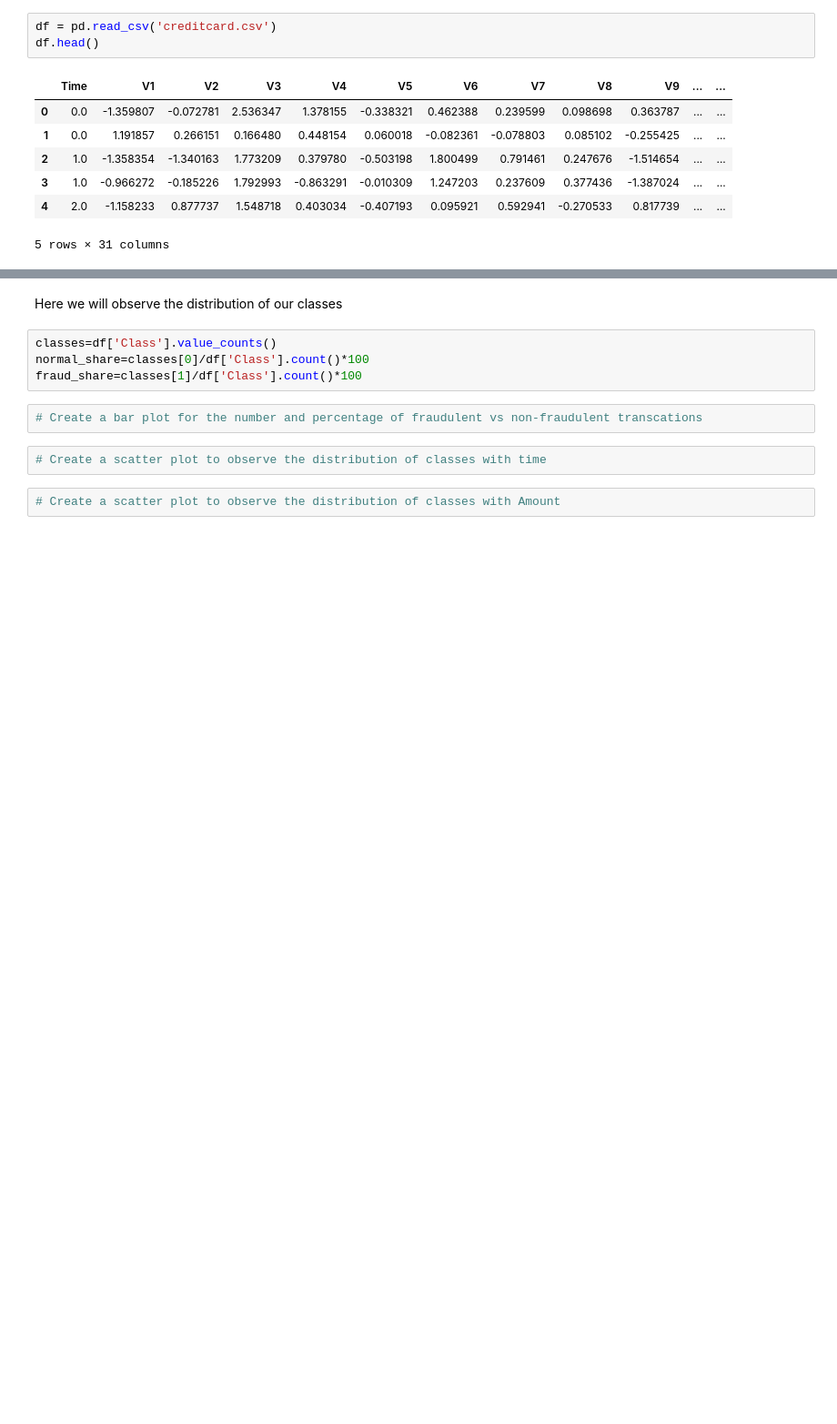
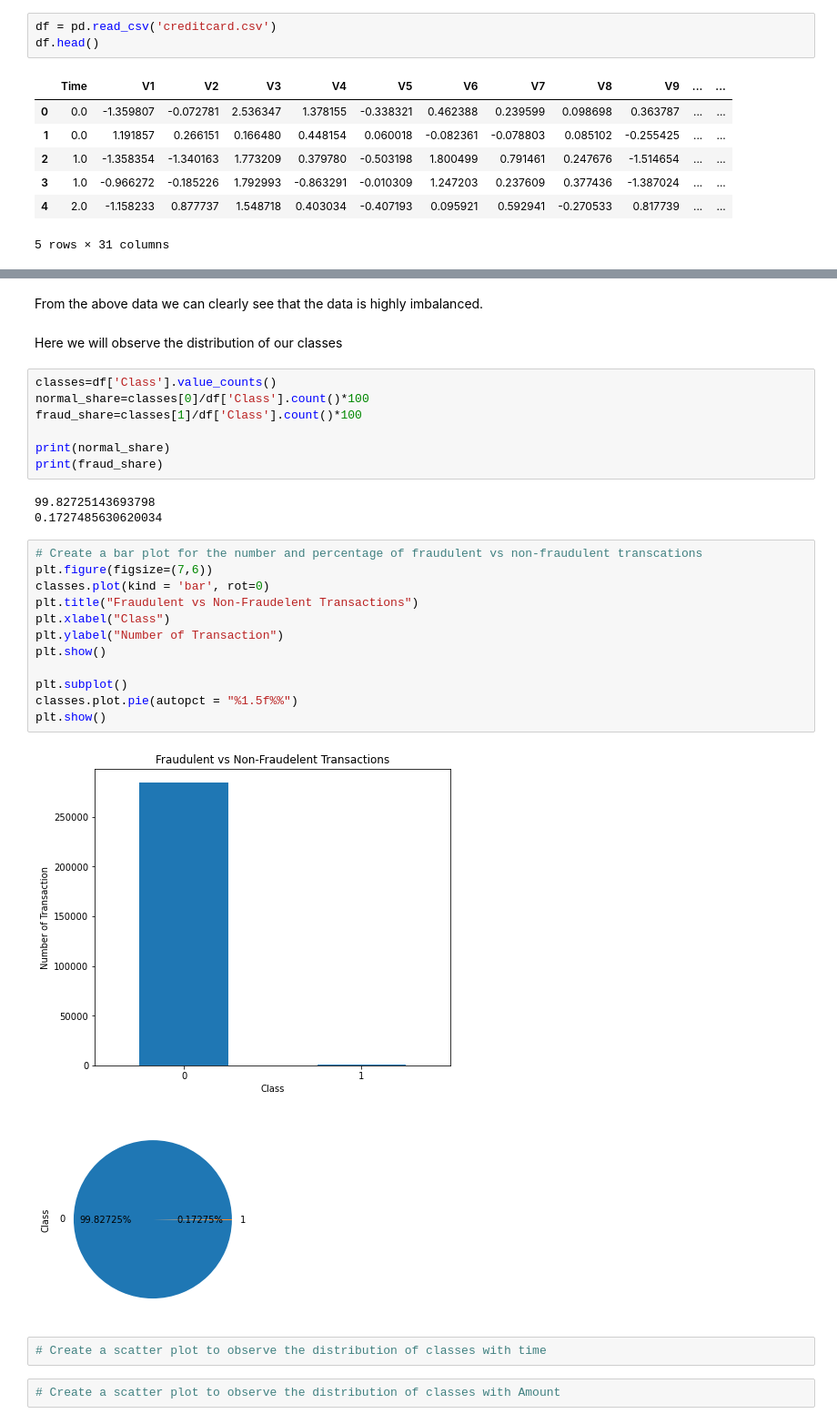
Before and after one commit to RahulAgre/CC_FraudDetection_Capstone, a Jupyter notebook: Credit_card_fraud_detection_Starter_code+.ipynb, the cells around one changed output, grey strips where cells are left out. Shown at 91% size. Saved outputs shown, nothing was run; the diff lists cells and outputs as text; blank space fills up the shorter version.

Commit message:
Detected class imbalance

```diff
--- a/Credit_card_fraud_detection_Starter_code+.ipynb
+++ b/Credit_card_fraud_detection_Starter_code+.ipynb
@@ -30,11 +56,32 @@ df.head()
+# %% [markdown]
+From the above data we can clearly see that the data is highly imbalanced.
 # %% [markdown]
 Here we will observe the distribution of our classes
 # %%
 classes=df['Class'].value_counts()
 normal_share=classes[0]/df['Class'].count()*100
 fraud_share=classes[1]/df['Class'].count()*100
+
+print(normal_share)
+print(fraud_share)
+# %% [output]
+99.82725143693798
+0.1727485630620034
 # %%
 # Create a bar plot for the number and percentage of fraudulent vs non-fraudulent transcations
+plt.figure(figsize=(7,6))
+classes.plot(kind = 'bar', rot=0)
+plt.title("Fraudulent vs Non-Fraudelent Transactions")
+plt.xlabel("Class")
+plt.ylabel("Number of Transaction")
+plt.show()
+
+plt.subplot()
+classes.plot.pie(autopct = "%1.5f%%")
+plt.show()
+# %% [output]
+[figure, added]
+[figure, added]
 # %%
 # Create a scatter plot to observe the distribution of classes with time
 # %%
```
Also changed, not shown: parts of 2 cells of this notebook.
